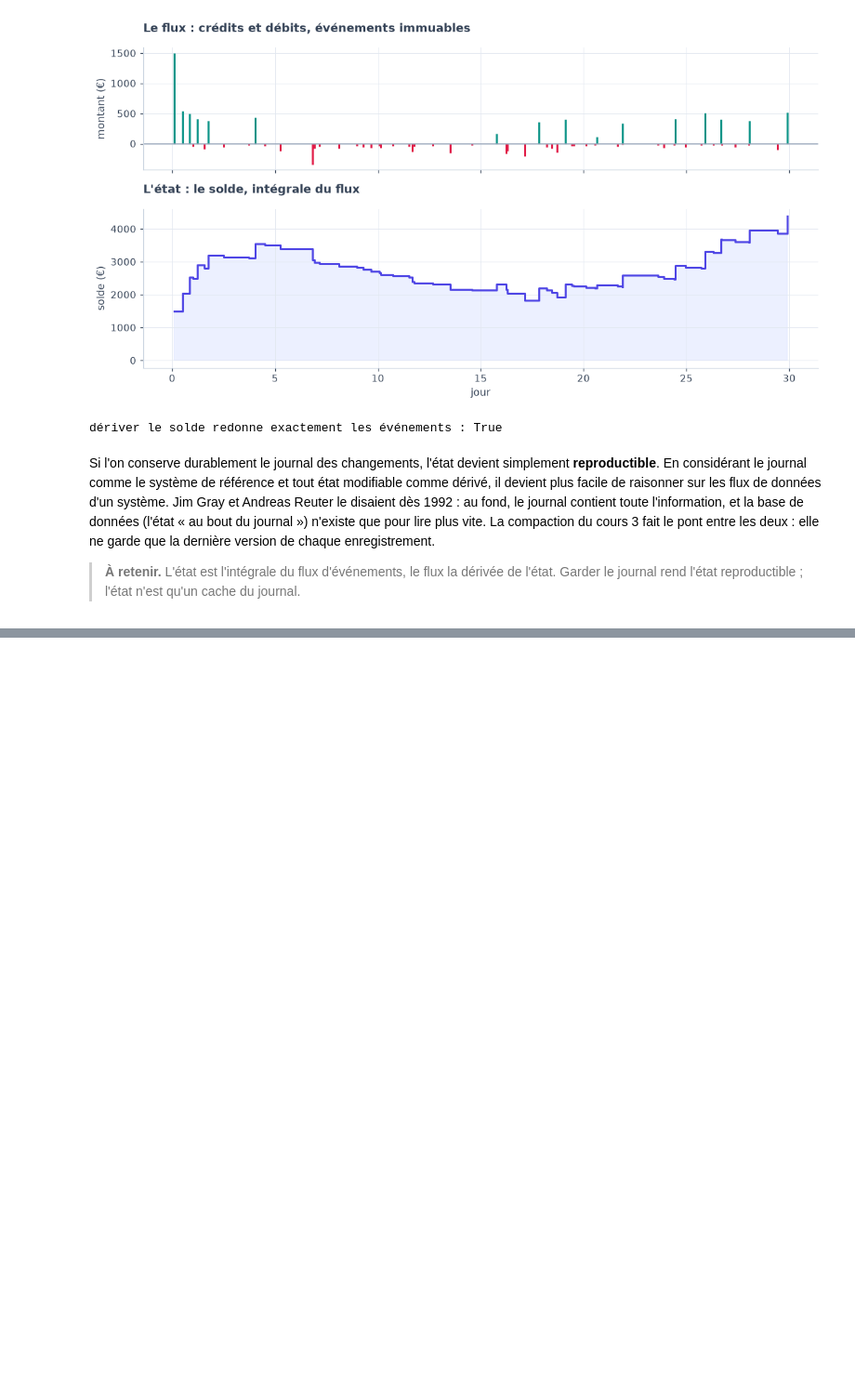
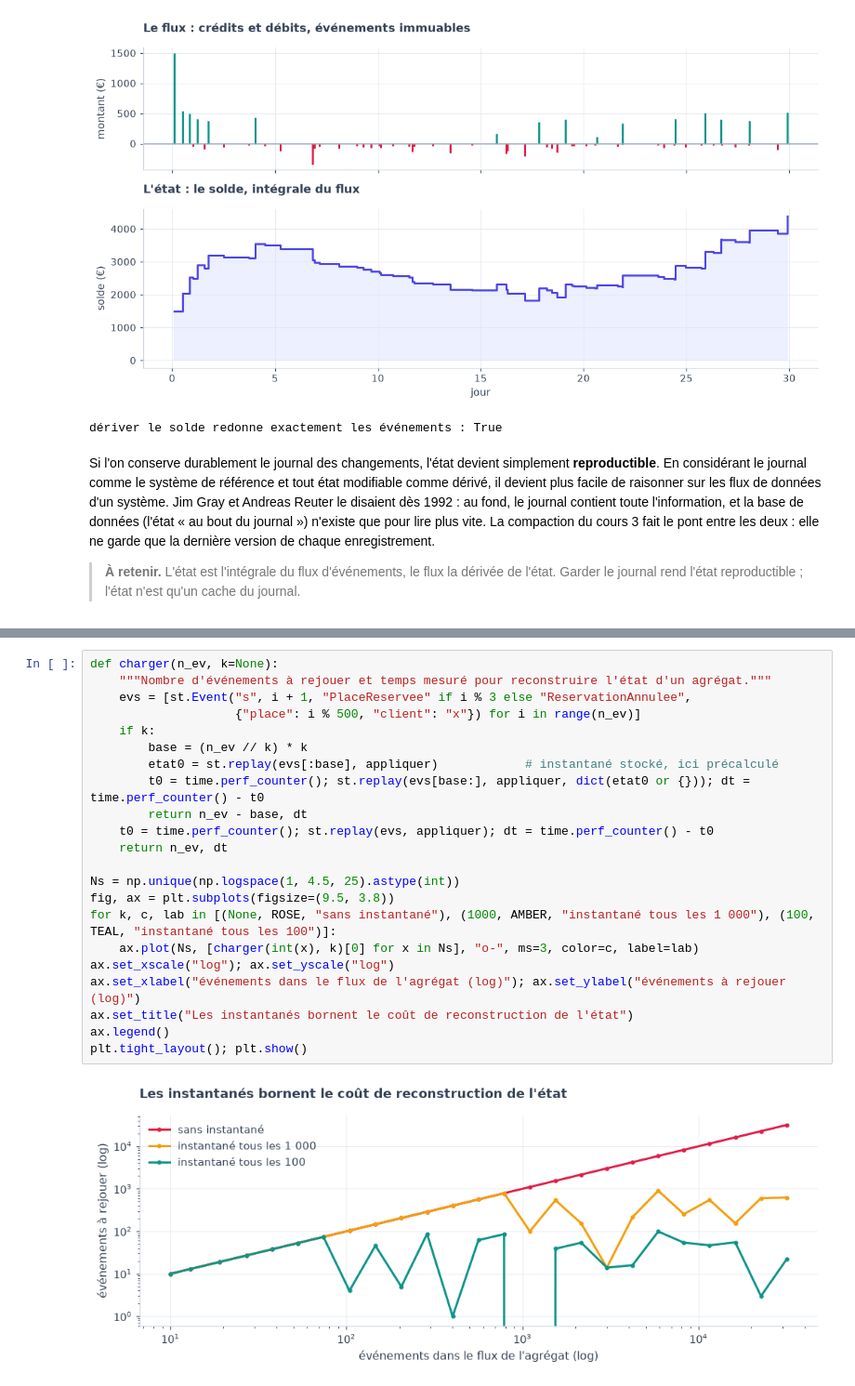
Before and after one commit to gwils28/Designing_Data_Intensive_Applications__ByTheBook, a Jupyter notebook: notebooks/ch11_traitement_de_flux/ch11_cours_4_event_sourcing_et_immutabilite.ipynb, the cells around one changed output, grey strips where cells are left out. Shown at 93% size. Cells and saved outputs as stored; diff of their text form; blank space fills up the shorter version.

```diff
--- a/notebooks/ch11_traitement_de_flux/ch11_cours_4_event_sourcing_et_immutabilite.ipynb
+++ b/notebooks/ch11_traitement_de_flux/ch11_cours_4_event_sourcing_et_immutabilite.ipynb
@@ -85,0 +179,24 @@ que la dernière version de chaque enregistrement.
+# %%
+def charger(n_ev, k=None):
+    """Nombre d'événements à rejouer et temps mesuré pour reconstruire l'état d'un agrégat."""
+    evs = [st.Event("s", i + 1, "PlaceReservee" if i % 3 else "ReservationAnnulee",
+                    {"place": i % 500, "client": "x"}) for i in range(n_ev)]
+    if k:
+        base = (n_ev // k) * k
+        etat0 = st.replay(evs[:base], appliquer)            # instantané stocké, ici précalculé
+        t0 = time.perf_counter(); st.replay(evs[base:], appliquer, dict(etat0 or {})); dt = time.perf_counter() - t0
+        return n_ev - base, dt
+    t0 = time.perf_counter(); st.replay(evs, appliquer); dt = time.perf_counter() - t0
+    return n_ev, dt
+
+Ns = np.unique(np.logspace(1, 4.5, 25).astype(int))
+fig, ax = plt.subplots(figsize=(9.5, 3.8))
+for k, c, lab in [(None, ROSE, "sans instantané"), (1000, AMBER, "instantané tous les 1 000"), (100, TEAL, "instantané tous les 100")]:
+    ax.plot(Ns, [charger(int(x), k)[0] for x in Ns], "o-", ms=3, color=c, label=lab)
+ax.set_xscale("log"); ax.set_yscale("log")
+ax.set_xlabel("événements dans le flux de l'agrégat (log)"); ax.set_ylabel("événements à rejouer (log)")
+ax.set_title("Les instantanés bornent le coût de reconstruction de l'état")
+ax.legend()
+plt.tight_layout(); plt.show()
+# %% [output]
+[figure, added]
```
Also changed, not shown: parts of 6 cells of this notebook.
